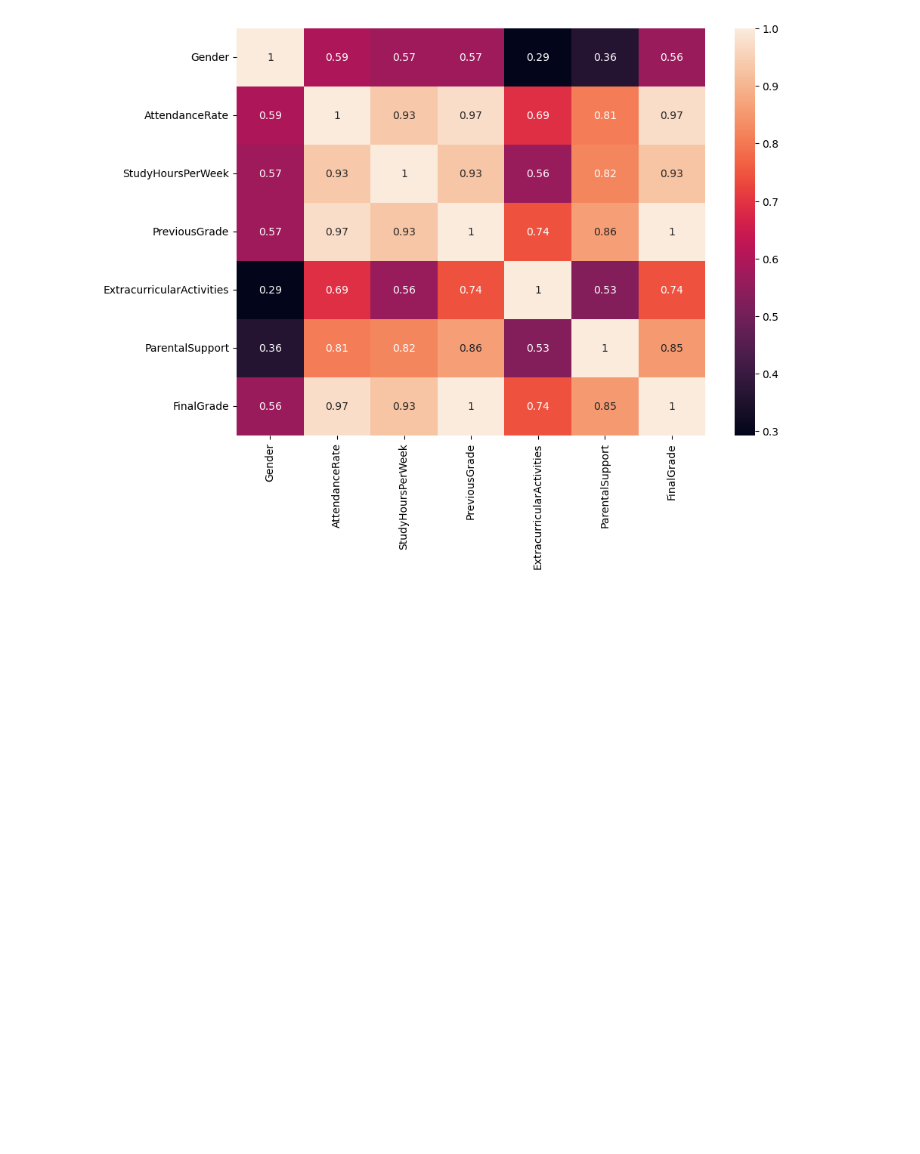
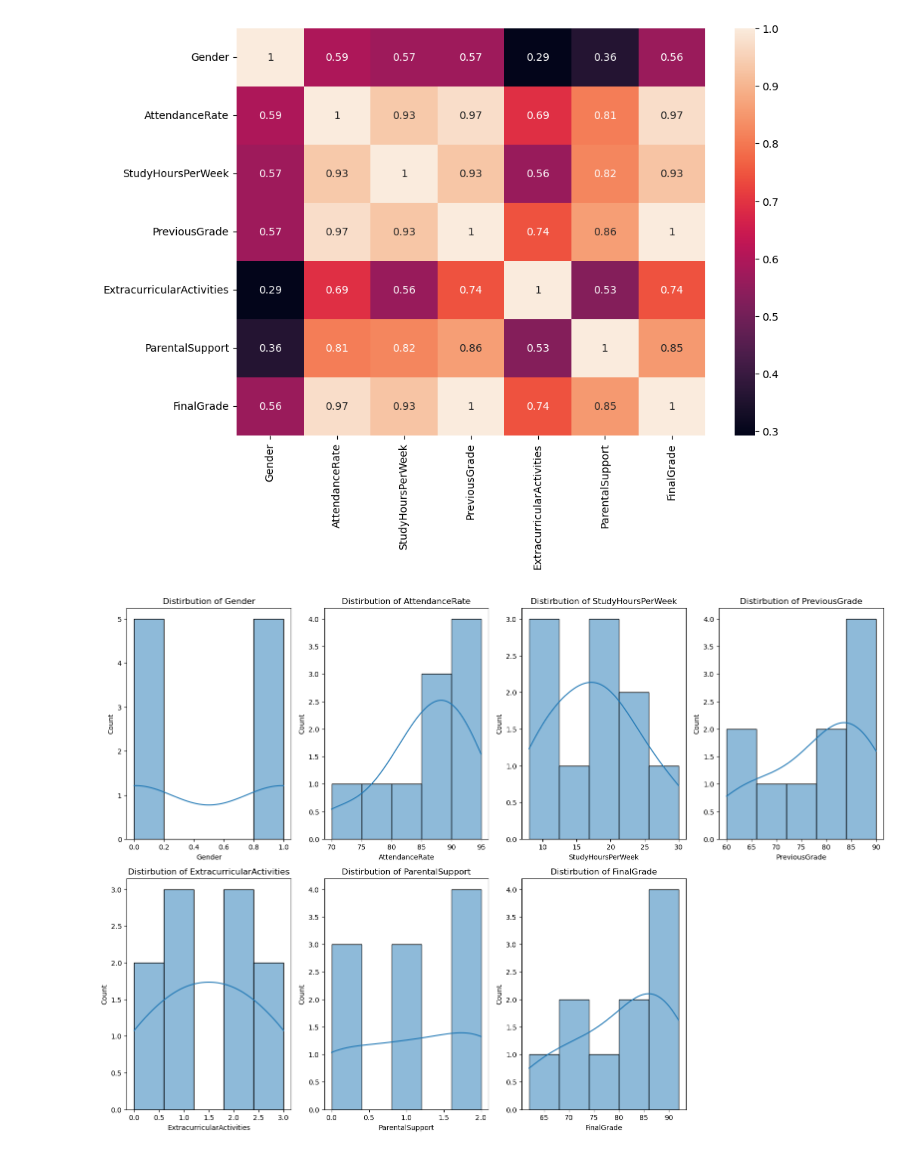
Before and after one commit to MaukanMir/Student-Performance-Predictions, a Jupyter notebook: training.ipynb, the cells around one changed output. Cells and saved outputs as stored; diff of their text form; code cells hidden in the pictures; blank space fills up the shorter version.

```diff
--- a/training.ipynb
+++ b/training.ipynb
@@ -31,3 +12,16 @@ def check_class_imbalance(target):
+# %%
+def plot_distribution(df, dist_type):
+
+  plt.figure(figsize=(16, 16))
+  rows = len(df.columns)
+  dims = (rows+ 4)//3
+
+  for idx, col in enumerate(df.columns):
+    plt.subplot(dims, 4, idx+1)
+    sns.histplot(df[col], kde=True) if dist_type == "hist" else sns.boxplot(df[col])
+    plt.title(f"Distirbution of {col}") if dist_type == "hist" else plt.title(f"Boxplot of {col}")
+  plt.tight_layout()
+  plt.show()
 # %% [markdown]
 # EDA Analysis
 # %%
@@ -77,3 +71,7 @@ sns.heatmap(data=relations, annot=True)
 # %% [output]
 <Axes: >
 [figure]
+# %%
+plot_distribution(new_df, "hist")
+# %% [output]
+[figure, added]
```
Also changed, not shown: parts of 2 cells of this notebook.
